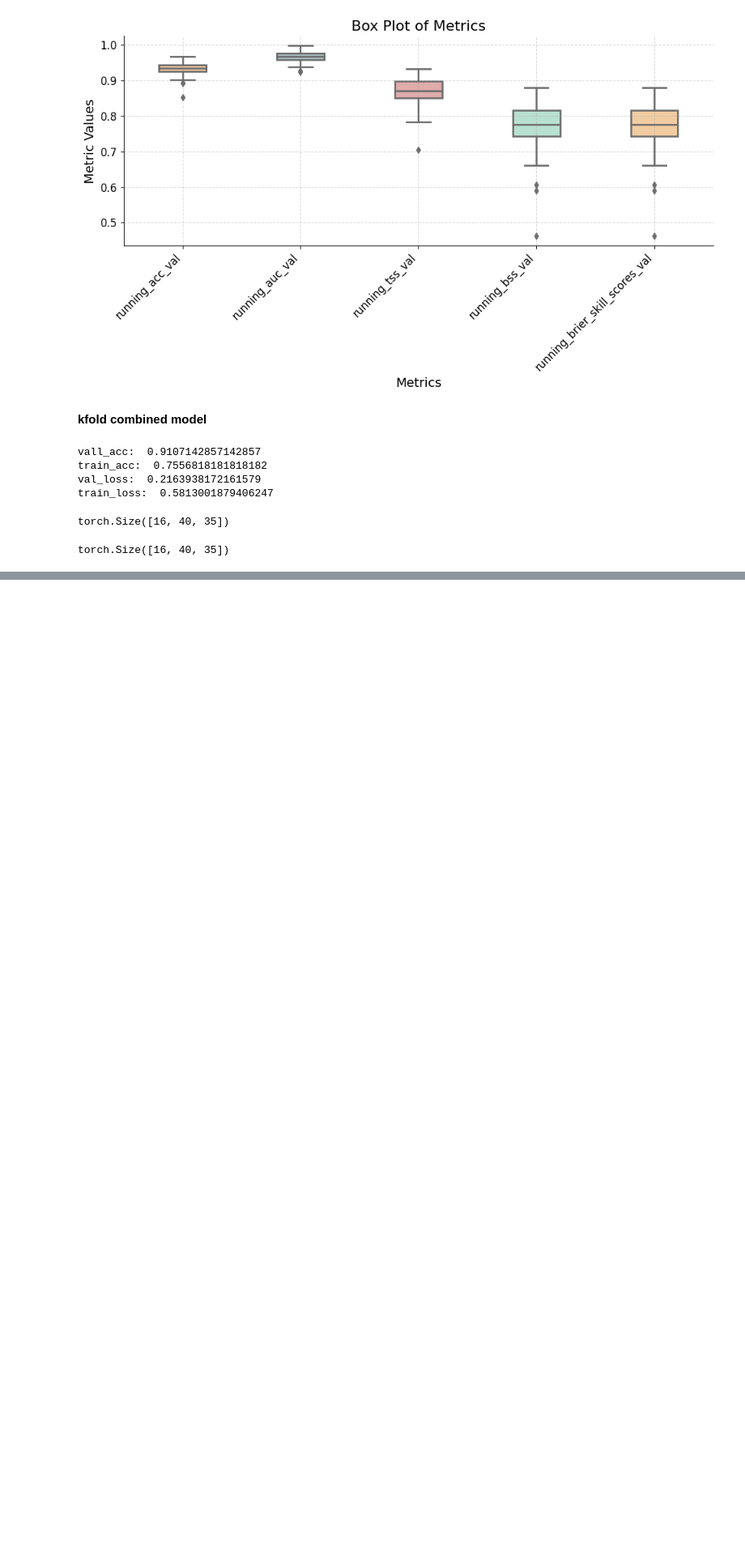
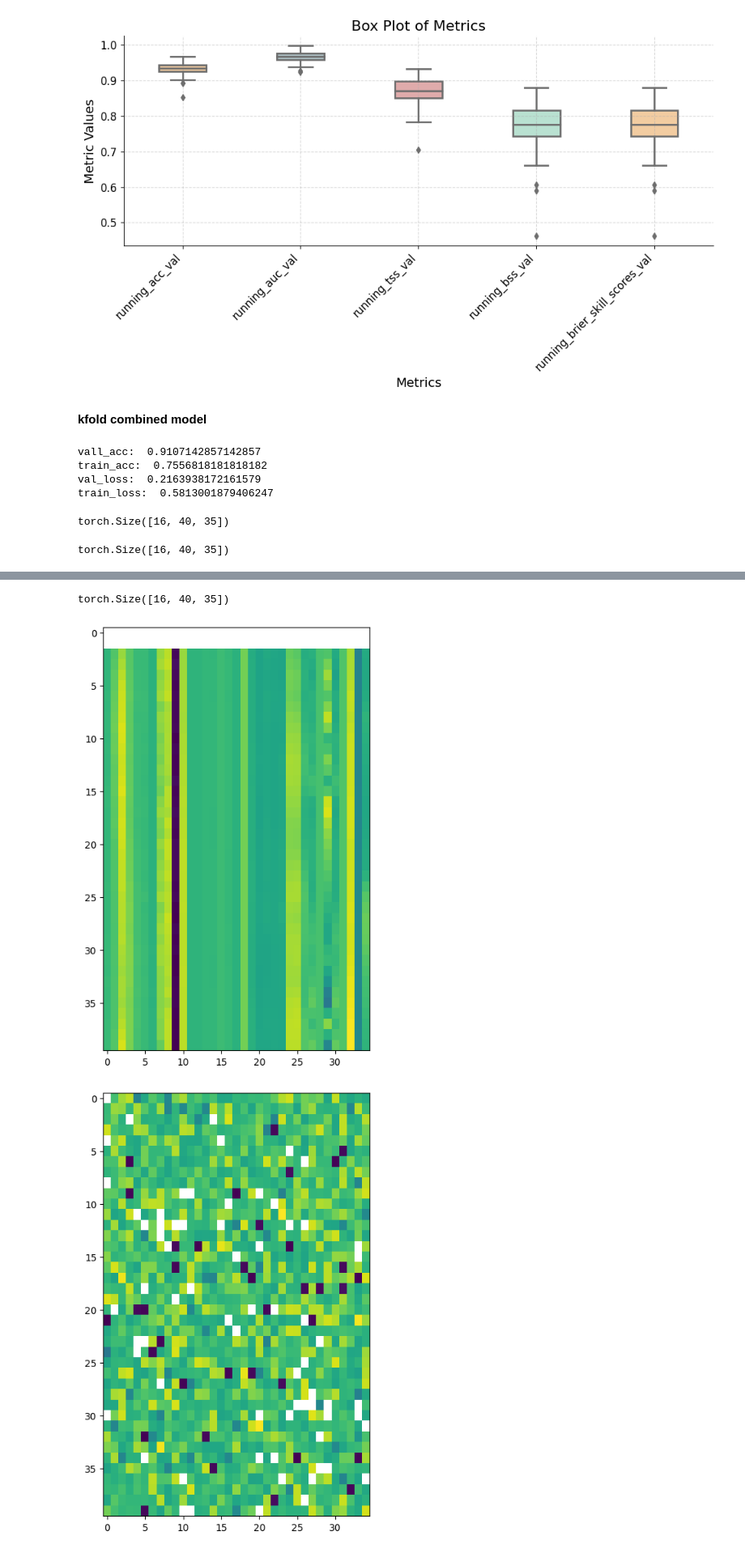
Before and after one commit to brandonlpanos/mvts, a Jupyter notebook: src/scratch.ipynb, the cells around one changed output, grey strips where cells are left out. Shown at 81% size. Saved outputs shown, nothing was run; the diff lists cells and outputs as text; code cells hidden in the pictures; blank space fills up the shorter version.

```diff
--- a/src/scratch.ipynb
+++ b/src/scratch.ipynb
@@ -1883,0 +1884,27 @@ plt.show()
+# %%
+import torch
+
+def topological_shuffle(tensor):
+    batch_size, time_steps, d_features = tensor.size()
+    shuffled_tensor = tensor.clone()
+
+    for i in range(batch_size):
+        indices = torch.randperm(time_steps * d_features)
+        shuffled_tensor[i] = tensor[i].view(-1)[indices].view(time_steps, d_features)
+
+    return shuffled_tensor
+
+x_shuff = topological_shuffle(x)
+print(x_shuff.shape)
+
+plt.figure(figsize=(5, 8))
+plt.imshow(x[0].detach().numpy(), aspect='auto')
+plt.show()
+
+plt.figure(figsize=(5, 8))
+plt.imshow(x_shuff[0].detach().numpy(), aspect='auto')
+plt.show()
+# %% [output]
+torch.Size([16, 40, 35])
+[figure, added]
+[figure, added]
```
Also changed, not shown: parts of 1 cell of this notebook, 4 other files.
